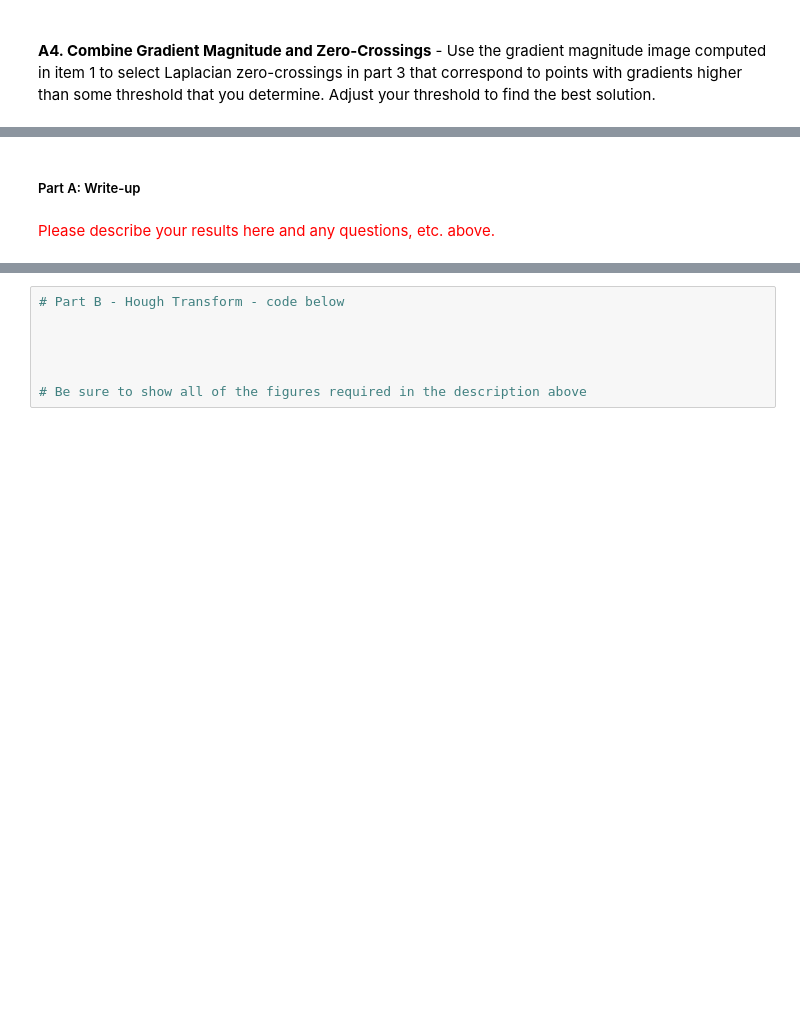
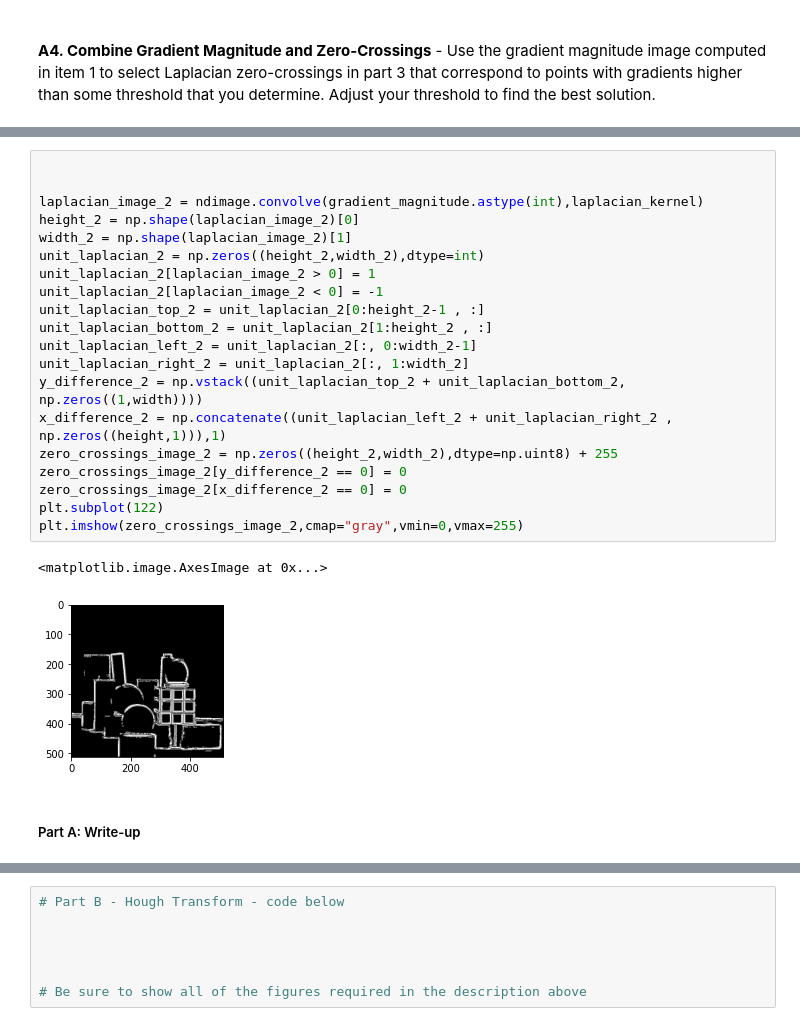
Before and after one commit to davidcGIThub/computer_vision_assignments, a Jupyter notebook: proj1-edges-hough/Project1-Edges-Hough.ipynb, the cells around one changed output, grey strips where cells are left out. Saved outputs shown, nothing was run; the diff lists cells and outputs as text; blank space fills up the shorter version.

```diff
--- a/proj1-edges-hough/Project1-Edges-Hough.ipynb
+++ b/proj1-edges-hough/Project1-Edges-Hough.ipynb
@@ -65,4 +112,25 @@ blocks.png:
+# %%
+
+
+laplacian_image_2 = ndimage.convolve(gradient_magnitude.astype(int),laplacian_kernel)
+height_2 = np.shape(laplacian_image_2)[0]
+width_2 = np.shape(laplacian_image_2)[1]
+unit_laplacian_2 = np.zeros((height_2,width_2),dtype=int)
+unit_laplacian_2[laplacian_image_2 > 0] = 1
+unit_laplacian_2[laplacian_image_2 < 0] = -1
+unit_laplacian_top_2 = unit_laplacian_2[0:height_2-1 , :]
+unit_laplacian_bottom_2 = unit_laplacian_2[1:height_2 , :]
+unit_laplacian_left_2 = unit_laplacian_2[:, 0:width_2-1]
+unit_laplacian_right_2 = unit_laplacian_2[:, 1:width_2]
+y_difference_2 = np.vstack((unit_laplacian_top_2 + unit_laplacian_bottom_2, np.zeros((1,width))))
+x_difference_2 = np.concatenate((unit_laplacian_left_2 + unit_laplacian_right_2 , np.zeros((height,1))),1)
+zero_crossings_image_2 = np.zeros((height_2,width_2),dtype=np.uint8) + 255
+zero_crossings_image_2[y_difference_2 == 0] = 0
+zero_crossings_image_2[x_difference_2 == 0] = 0
+plt.subplot(122)
+plt.imshow(zero_crossings_image_2,cmap="gray",vmin=0,vmax=255)
+# %% [output]
+<matplotlib.image.AxesImage at 0x...>
+[figure, added]
 # %% [markdown]
 ##### Part A: Write-up
-# %% [markdown]
-<span style="color:red">Please describe your results here and any questions, etc. above.</span>
```
Also changed, not shown: parts of 8 cells of this notebook, 2 other files.
